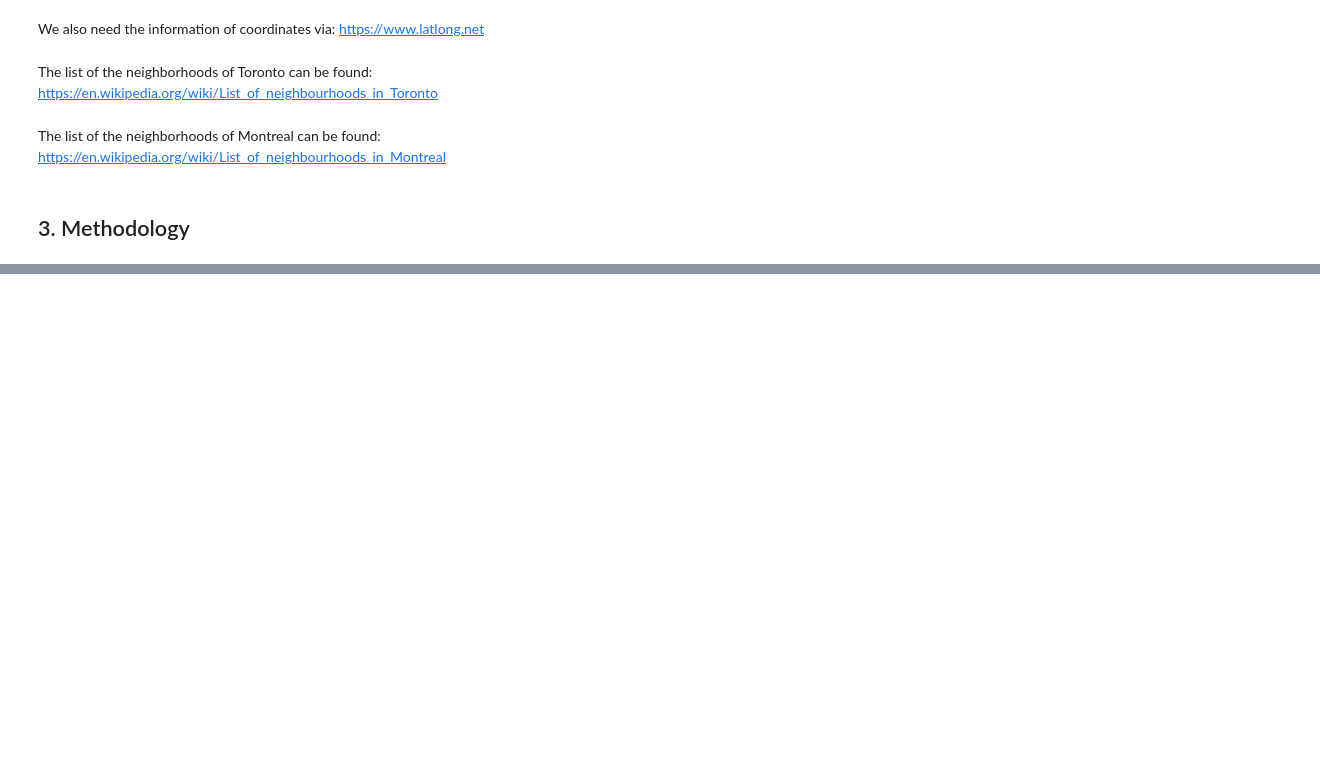
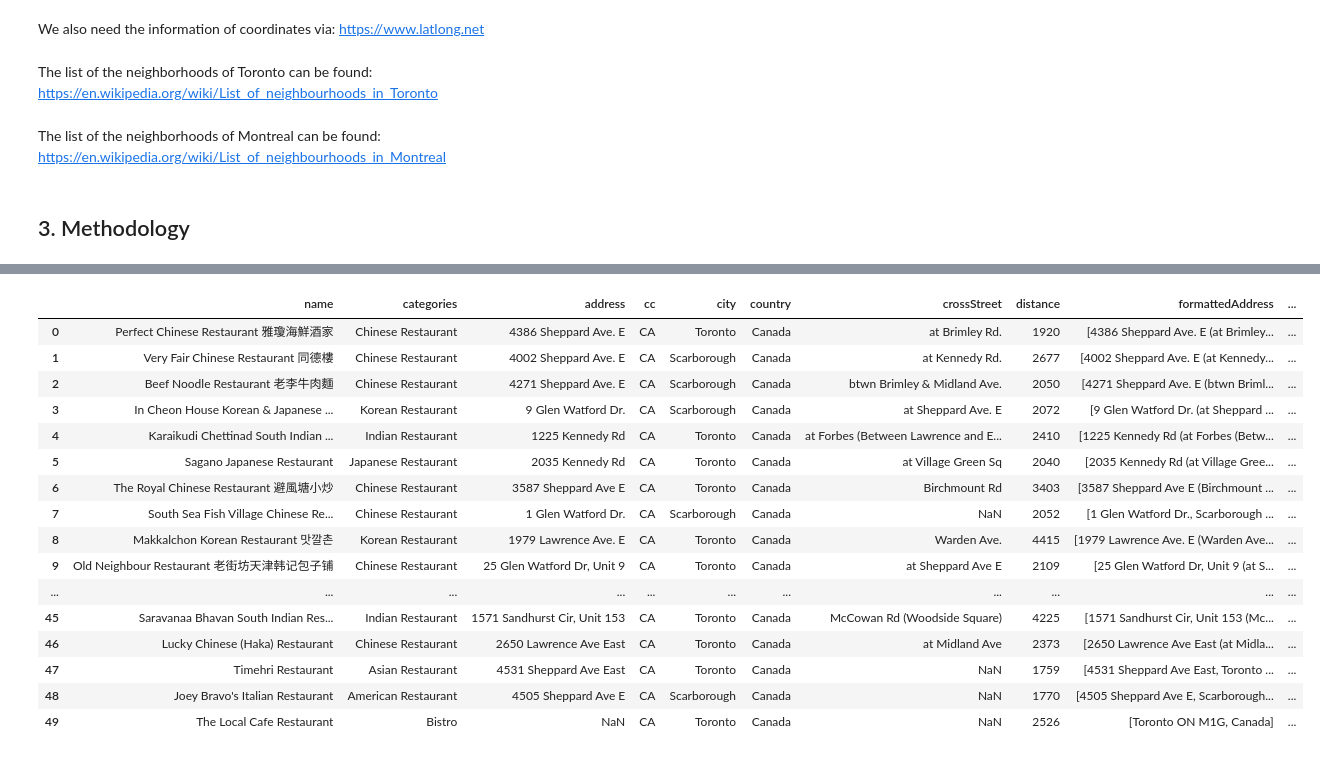
Before and after one commit to xsymsc/Capstone_project_battle_of_neighborhoods, a Jupyter notebook: The Battle of Neighborhoods (Week 1).ipynb, the cells around one changed output, grey strips where cells are left out. Saved outputs shown, nothing was run; the diff lists cells and outputs as text; code cells hidden in the pictures; blank space fills up the shorter version.

```diff
--- a/The Battle of Neighborhoods (Week 1).ipynb
+++ b/The Battle of Neighborhoods (Week 1).ipynb
@@ -49,0 +953,4 @@ The list of the neighborhoods of Montreal can be found: https://en.wikipedia.org
+# %%
+search_query = 'Restaurant'
+radius = 5000
+print(search_query + ' .... OK!')
@@ -49,0 +959,3 @@ The list of the neighborhoods of Montreal can be found: https://en.wikipedia.org
+# %%
+url = 'https://api.foursquare.com/v2/venues/search?client_id={}&client_secret={}&ll={},{}&v={}&query={}&radius={}&limit={}'.format(CLIENT_ID, CLIENT_SECRET, latitude, longitude, VERSION, search_query, radius, LIMIT)
+url
@@ -49,0 +964,3 @@ The list of the neighborhoods of Montreal can be found: https://en.wikipedia.org
+# %%
+results = requests.get(url).json()
+results
@@ -49,0 +985,7 @@ The list of the neighborhoods of Montreal can be found: https://en.wikipedia.org
+# %%
+# assign relevant part of JSON to venues
+venues = results['response']['venues']
+
+# tranform venues into a dataframe
+dataframe_sca = json_normalize(venues)
+dataframe_sca.head()
@@ -49,0 +999,42 @@ The list of the neighborhoods of Montreal can be found: https://en.wikipedia.org
+# %%
+# keep only columns that include venue name, and anything that is associated with location
+filtered_columns = ['name', 'categories'] + [col for col in dataframe_sca.columns if col.startswith('location.')] + ['id']
+dataframe_filtered_sca = dataframe_sca.loc[:, filtered_columns]
+
+# function that extracts the category of the venue
+def get_category_type(row):
+    try:
+        categories_list = row['categories']
+    except:
+        categories_list = row['venue.categories']
+
+    if len(categories_list) == 0:
+        return None
+    else:
+        return categories_list[0]['name']
+
+# filter the category for each row
+dataframe_filtered_sca['categories'] = dataframe_filtered_sca.apply(get_category_type, axis=1)
+
+# clean column names by keeping only last term
+dataframe_filtered_sca.columns = [column.split('.')[-1] for column in dataframe_filtered_sca.columns]
+
+dataframe_filtered_sca
+# %% [output]
+|  | name | categories | address | cc | city | country | crossStreet | distance | formattedAddress | ... |
+| 0 | Perfect Chinese Restaurant 雅瓊海鮮酒家 | Chinese Restaurant | 4386 Sheppard Ave. E | CA | Toronto | Canada | at Brimley Rd. | 1920 | [4386 Sheppard Ave. E (at Brimley... | ... |
+| 1 | Very Fair Chinese Restaurant 同德樓 | Chinese Restaurant | 4002 Sheppard Ave. E | CA | Scarborough | Canada | at Kennedy Rd. | 2677 | [4002 Sheppard Ave. E (at Kennedy... | ... |
+| 2 | Beef Noodle Restaurant 老李牛肉麵 | Chinese Restaurant | 4271 Sheppard Ave. E | CA | Scarborough | Canada | btwn Brimley & Midland Ave. | 2050 | [4271 Sheppard Ave. E (btwn Briml... | ... |
+| 3 | In Cheon House Korean & Japanese ... | Korean Restaurant | 9 Glen Watford Dr. | CA | Scarborough | Canada | at Sheppard Ave. E | 2072 | [9 Glen Watford Dr. (at Sheppard ... | ... |
+| 4 | Karaikudi Chettinad South Indian ... | Indian Restaurant | 1225 Kennedy Rd | CA | Toronto | Canada | at Forbes (Between Lawrence and E... | 2410 | [1225 Kennedy Rd (at Forbes (Betw... | ... |
+| 5 | Sagano Japanese Restaurant | Japanese Restaurant | 2035 Kennedy Rd | CA | Toronto | Canada | at Village Green Sq | 2040 | [2035 Kennedy Rd (at Village Gree... | ... |
+| 6 | The Royal Chinese Restaurant 避風塘小炒 | Chinese Restaurant | 3587 Sheppard Ave E | CA | Toronto | Canada | Birchmount Rd | 3403 | [3587 Sheppard Ave E (Birchmount ... | ... |
+| 7 | South Sea Fish Village Chinese Re... | Chinese Restaurant | 1 Glen Watford Dr. | CA | Scarborough | Canada | NaN | 2052 | [1 Glen Watford Dr., Scarborough ... | ... |
+| 8 | Makkalchon Korean Restaurant 맛깔촌 | Korean Restaurant | 1979 Lawrence Ave. E | CA | Toronto | Canada | Warden Ave. | 4415 | [1979 Lawrence Ave. E (Warden Ave... | ... |
+| 9 | Old Neighbour Restaurant 老街坊天津韩记包子铺 | Chinese Restaurant | 25 Glen Watford Dr, Unit 9 | CA | Toronto | Canada | at Sheppard Ave E | 2109 | [25 Glen Watford Dr, Unit 9 (at S... | ... |
+| ... | ... | ... | ... | ... | ... | ... | ... | ... | ... | ... |
+| 45 | Saravanaa Bhavan South Indian Res... | Indian Restaurant | 1571 Sandhurst Cir, Unit 153 | CA | Toronto | Canada | McCowan Rd (Woodside Square) | 4225 | [1571 Sandhurst Cir, Unit 153 (Mc... | ... |
+| 46 | Lucky Chinese (Haka) Restaurant | Chinese Restaurant | 2650 Lawrence Ave East | CA | Toronto | Canada | at Midland Ave | 2373 | [2650 Lawrence Ave East (at Midla... | ... |
+| 47 | Timehri Restaurant | Asian Restaurant | 4531 Sheppard Ave East | CA | Toronto | Canada | NaN | 1759 | [4531 Sheppard Ave East, Toronto ... | ... |
+| 48 | Joey Bravo's Italian Restaurant | American Restaurant | 4505 Sheppard Ave E | CA | Scarborough | Canada | NaN | 1770 | [4505 Sheppard Ave E, Scarborough... | ... |
+| 49 | The Local Cafe Restaurant | Bistro | NaN | CA | Toronto | Canada | NaN | 2526 | [Toronto ON M1G, Canada] | ... |
```
Also changed, not shown: parts of 168 cells of this notebook.
